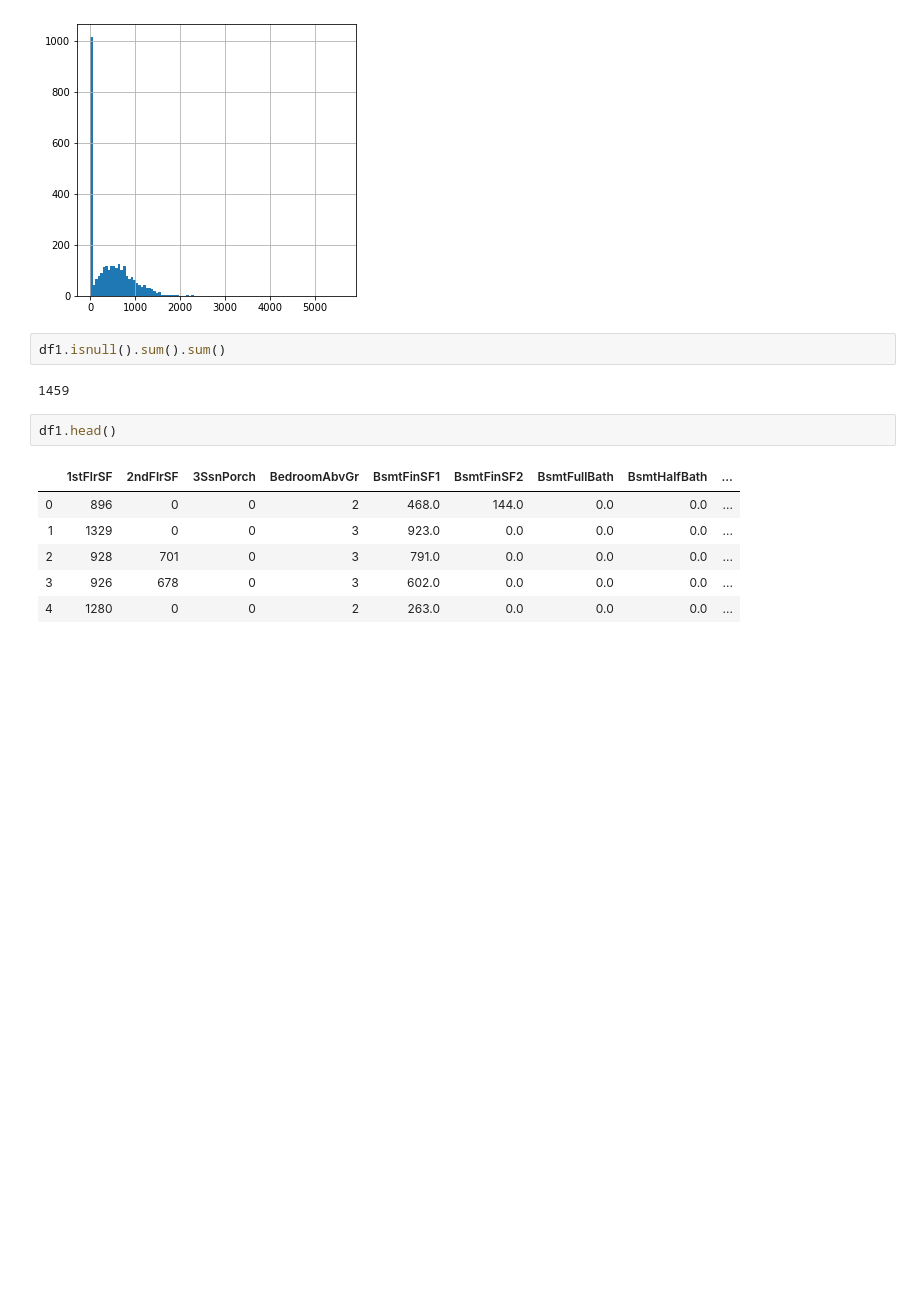
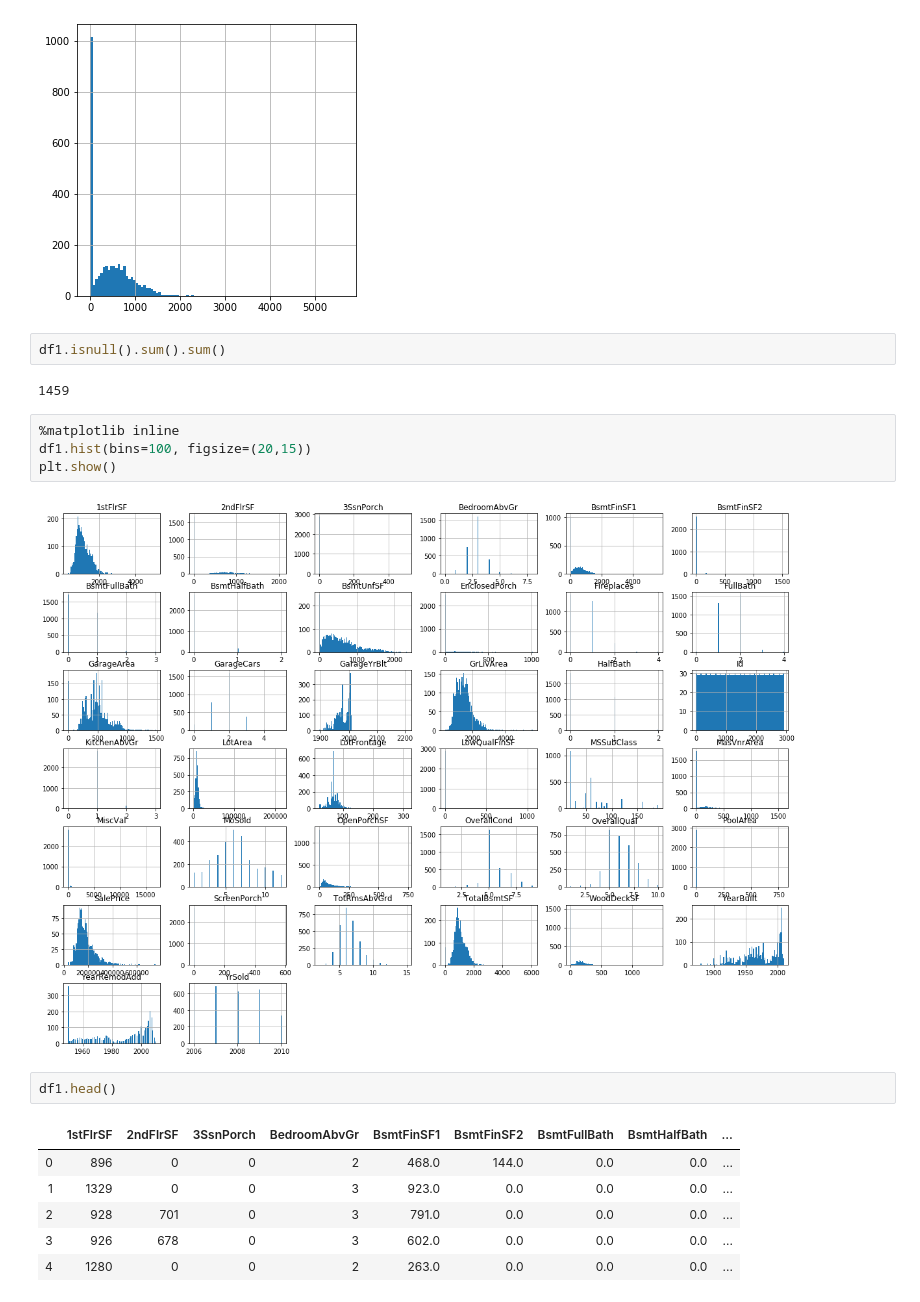
Before and after one commit to miamedra2/House-Prices, a Jupyter notebook: HackDay2.ipynb, the cells around one changed output. Cells and saved outputs as stored; diff of their text form; blank space fills up the shorter version.

```diff
--- a/HackDay2.ipynb
+++ b/HackDay2.ipynb
@@ -300,6 +315,12 @@ plt.show()
 df1.isnull().sum().sum()
 # %% [output]
 1459
+# %%
+%matplotlib inline
+df1.hist(bins=100, figsize=(20,15))
+plt.show()
+# %% [output]
+[figure, added]
 # %%
 df1.head()
 # %% [output]
```
Also changed, not shown: parts of 9 cells of this notebook, 1 other file.
